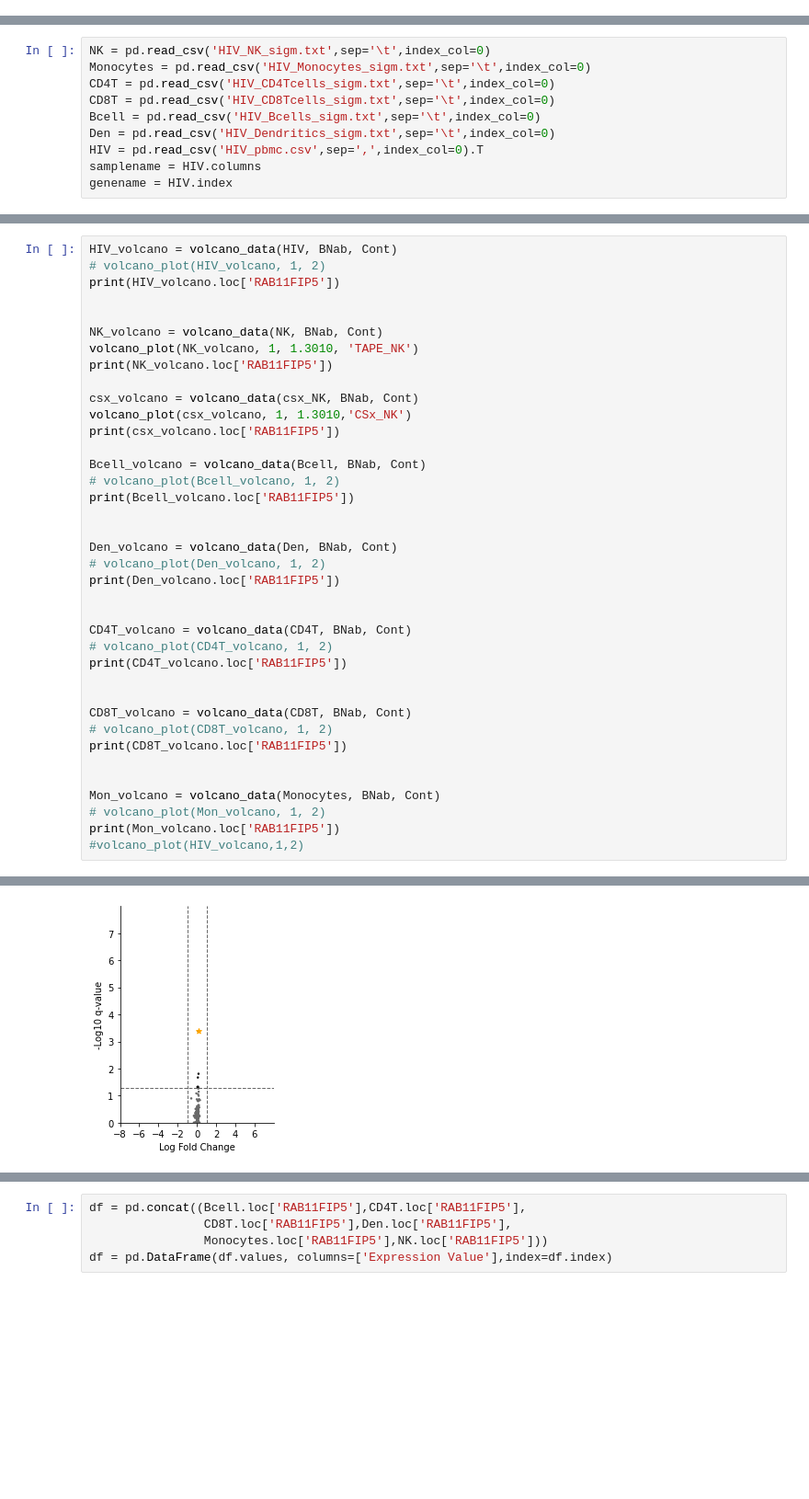
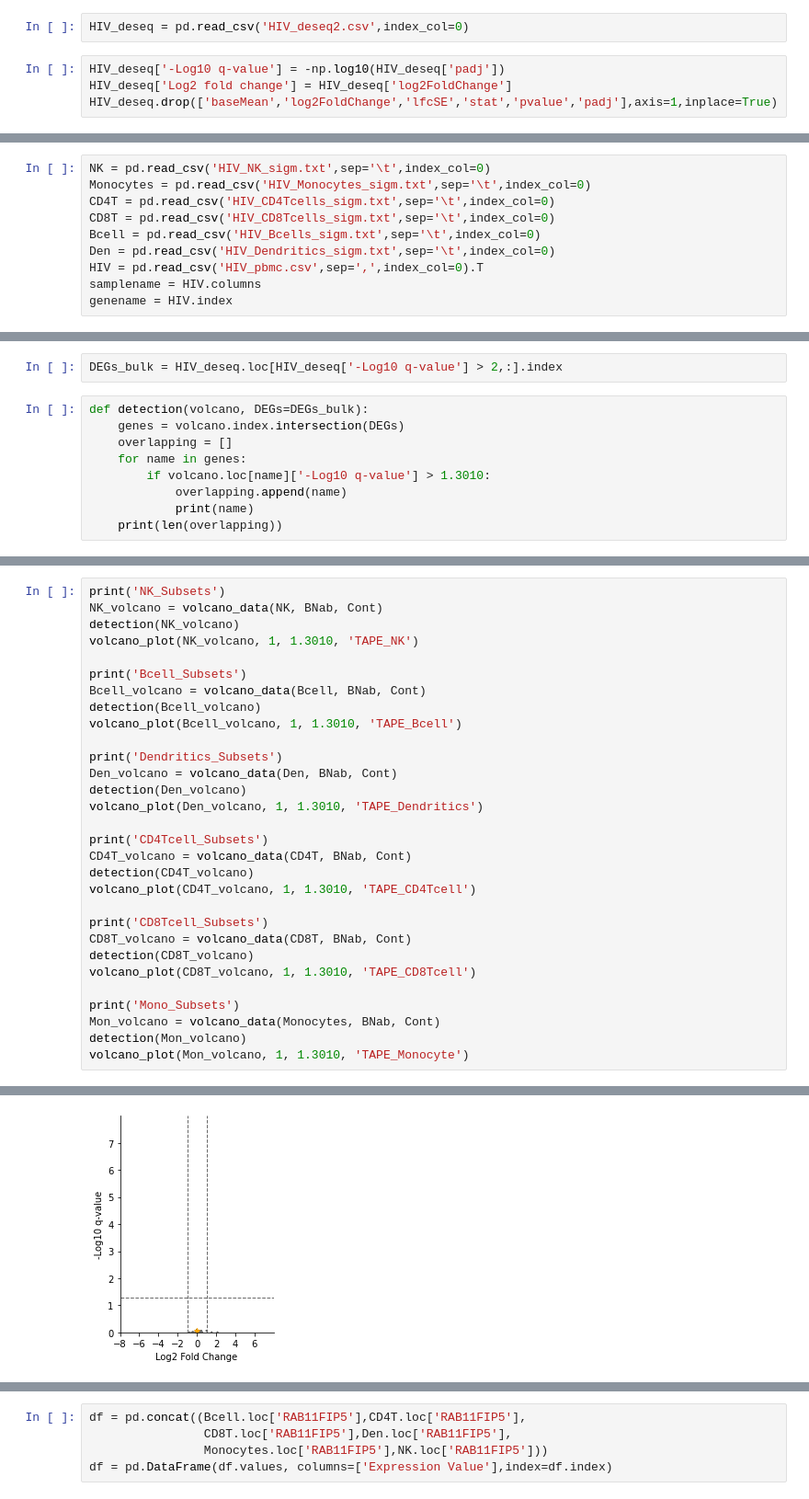
Before and after one commit to poseidonchan/TAPE, a Jupyter notebook: Experiments/Figures/HIV_analysis.ipynb, the cells around one changed output, grey strips where cells are left out. Shown: that part at 92% size. Drawn from its saved outputs; the diff is of its cells as text; blank space fills up the shorter version.

```diff
--- a/Experiments/Figures/HIV_analysis.ipynb
+++ b/Experiments/Figures/HIV_analysis.ipynb
@@ -11,6 +69,12 @@ metadata = pd.read_csv('pbmc_meta.csv',index_col=0)
 metadata = metadata.loc[metadata['virus']=='HIV']
 BNab = metadata.loc[metadata['Condition']=='BNab'].index
 Cont = metadata.loc[metadata['Condition']=='control'].index
+# %%
+HIV_deseq = pd.read_csv('HIV_deseq2.csv',index_col=0)
+# %%
+HIV_deseq['-Log10 q-value'] = -np.log10(HIV_deseq['padj'])
+HIV_deseq['Log2 fold change'] = HIV_deseq['log2FoldChange']
+HIV_deseq.drop(['baseMean','log2FoldChange','lfcSE','stat','pvalue','padj'],axis=1,inplace=True)
 # %%
 csx_NK = pd.read_csv("~/Desktop/Chan's Research/2021Summer Intern/MajorReview/CSx/HIV_highresolutionGEP_result/CIBERSORTxHiRes_Job13_NK_Window24.txt",sep='\t',index_col=0)
 # %%
@@ -88,0 +90,11 @@ def volcano_plot(data, fc_threshold, p_threshold,name=None):
+# %%
+DEGs_bulk = HIV_deseq.loc[HIV_deseq['-Log10 q-value'] > 2,:].index
+# %%
+def detection(volcano, DEGs=DEGs_bulk):
+    genes = volcano.index.intersection(DEGs)
+    overlapping = []
+    for name in genes:
+        if volcano.loc[name]['-Log10 q-value'] > 1.3010:
+            overlapping.append(name)
+            print(name)
+    print(len(overlapping))
@@ -89,39 +105,31 @@ def volcano_plot(data, fc_threshold, p_threshold,name=None):
 # %%
-HIV_volcano = volcano_data(HIV, BNab, Cont)
-# volcano_plot(HIV_volcano, 1, 2)
-print(HIV_volcano.loc['RAB11FIP5'])
+print('NK_Subsets')
+NK_volcano = volcano_data(NK, BNab, Cont)
+detection(NK_volcano)
+volcano_plot(NK_volcano, 1, 1.3010, 'TAPE_NK')
 
+print('Bcell_Subsets')
+Bcell_volcano = volcano_data(Bcell, BNab, Cont)
+detection(Bcell_volcano)
+volcano_plot(Bcell_volcano, 1, 1.3010, 'TAPE_Bcell')
 
-NK_volcano = volcano_data(NK, BNab, Cont)
-volcano_plot(NK_volcano, 1, 1.3010, 'TAPE_NK')
-print(NK_volcano.loc['RAB11FIP5'])
+print('Dendritics_Subsets')
+Den_volcano = volcano_data(Den, BNab, Cont)
+detection(Den_volcano)
+volcano_plot(Den_volcano, 1, 1.3010, 'TAPE_Dendritics')
 
-csx_volcano = volcano_data(csx_NK, BNab, Cont)
-volcano_plot(csx_volcano, 1, 1.3010,'CSx_NK')
-print(csx_volcano.loc['RAB11FIP5'])
+print('CD4Tcell_Subsets')
+CD4T_volcano = volcano_data(CD4T, BNab, Cont)
+detection(CD4T_volcano)
+volcano_plot(CD4T_volcano, 1, 1.3010, 'TAPE_CD4Tcell')
 
-Bcell_volcano = volcano_data(Bcell, BNab, Cont)
-# volcano_plot(Bcell_volcano, 1, 2)
-print(Bcell_volcano.loc['RAB11FIP5'])
+print('CD8Tcell_Subsets')
+CD8T_volcano = volcano_data(CD8T, BNab, Cont)
+detection(CD8T_volcano)
+volcano_plot(CD8T_volcano, 1, 1.3010, 'TAPE_CD8Tcell')
 
-
-Den_volcano = volcano_data(Den, BNab, Cont)
-# volcano_plot(Den_volcano, 1, 2)
-print(Den_volcano.loc['RAB11FIP5'])
-
-
-CD4T_volcano = volcano_data(CD4T, BNab, Cont)
-# volcano_plot(CD4T_volcano, 1, 2)
-print(CD4T_volcano.loc['RAB11FIP5'])
-
-
-CD8T_volcano = volcano_data(CD8T, BNab, Cont)
-# volcano_plot(CD8T_volcano, 1, 2)
-print(CD8T_volcano.loc['RAB11FIP5'])
-
-
+print('Mono_Subsets')
 Mon_volcano = volcano_data(Monocytes, BNab, Cont)
-# volcano_plot(Mon_volcano, 1, 2)
-print(Mon_volcano.loc['RAB11FIP5'])
-#volcano_plot(HIV_volcano,1,2)
+detection(Mon_volcano)
+volcano_plot(Mon_volcano, 1, 1.3010, 'TAPE_Monocyte')
 # %% [output]
@@ -136 +143 @@ Name: RAB11FIP5, dtype: object
-[figure, old version]
+[figure, new version]
```
Also changed, not shown: parts of 6 cells of this notebook, 17 other files.
